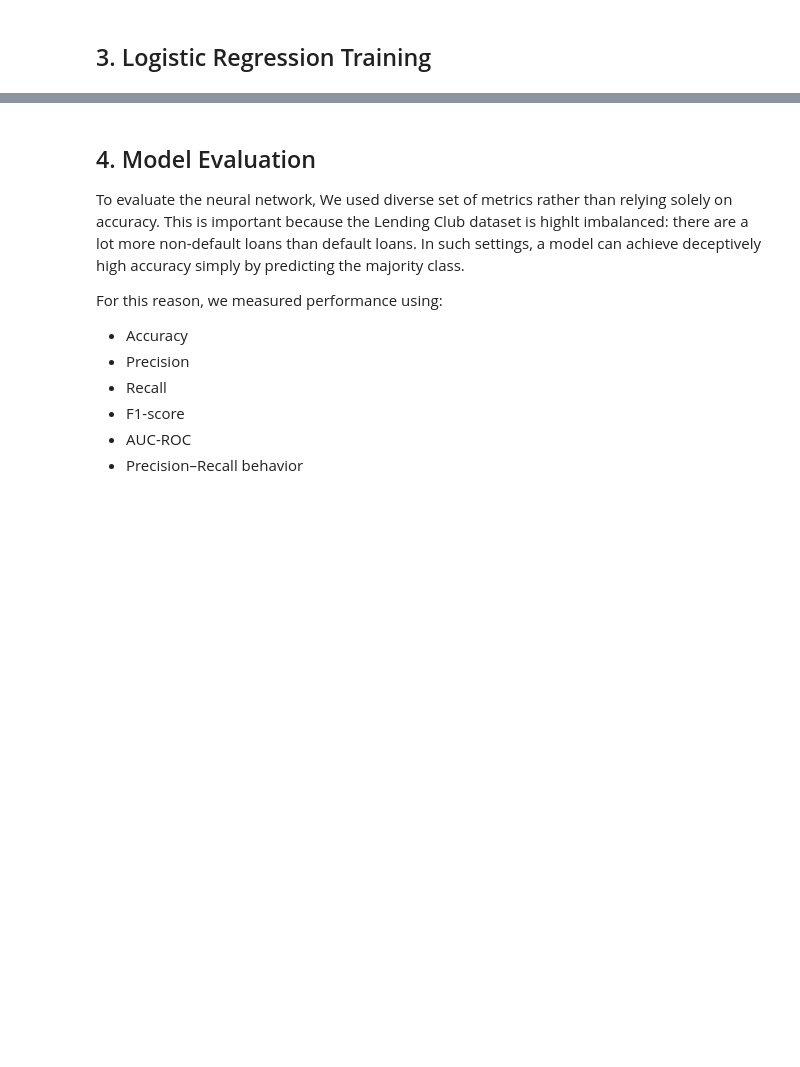
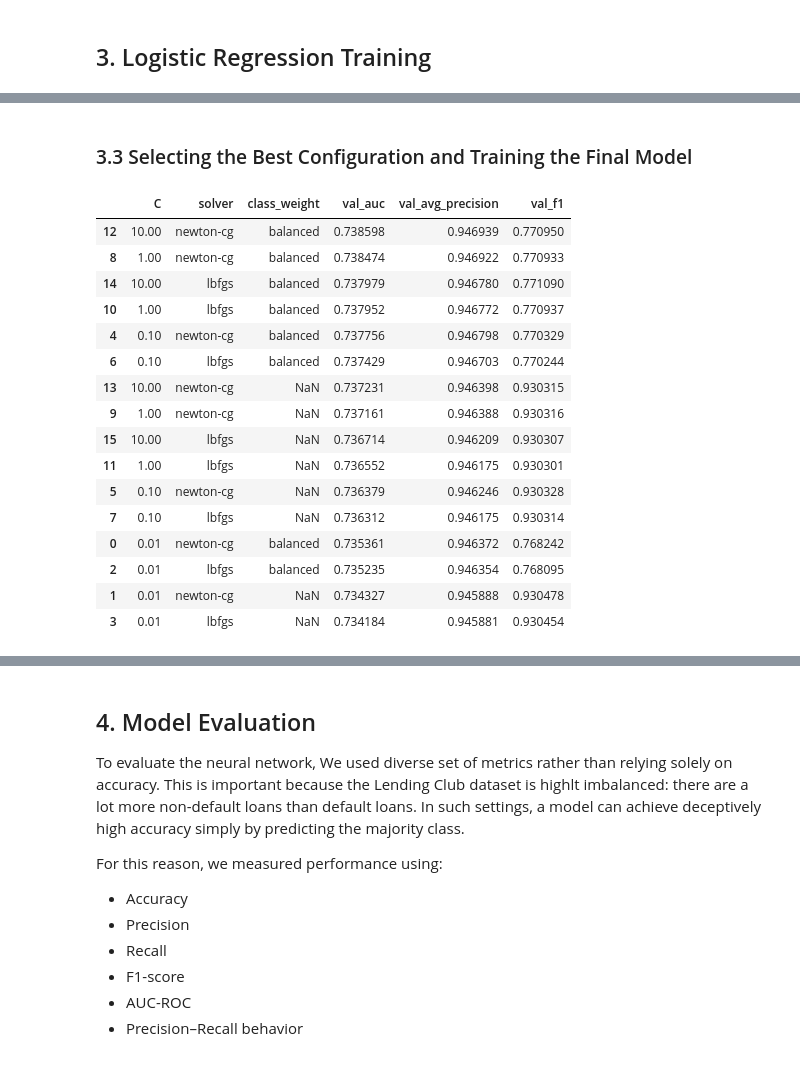
Before and after one commit to aliahhmad/rit_csci_635_ml_project, a Jupyter notebook: Phase_2_Logistic_Regression.ipynb, the cells around one changed output, grey strips where cells are left out. Saved outputs shown, nothing was run; the diff lists cells and outputs as text; code cells hidden in the pictures; blank space fills up the shorter version.

```diff
--- a/Phase_2_Logistic_Regression.ipynb
+++ b/Phase_2_Logistic_Regression.ipynb
@@ -38,0 +55,38 @@ Testing (566610, 127) (566610,)
+# %%
+param_grid = {
+    "C": [0.01, 0.1, 1.0, 10.0],
+    "solver": ["newton-cg", "lbfgs"],
+    "class_weight": ["balanced", None]
+}
+
+configs = list(product(
+    param_grid["C"],
+    param_grid["solver"],
+    param_grid["class_weight"]
+))
+
+tuning_rows = []
+
+for C, solver, class_weight in configs:
+    print(f"Testing C={C}, solver={solver}, class_weight={class_weight}")
+
+    model = LogisticRegression(
+        C=C,
+        solver=solver,
+        class_weight=class_weight,
+        max_iter=300
+    )
+
+    model.fit(X_tr, y_tr)
+
+    y_val_prob = model.predict_proba(X_val)[:, 1]
+    y_val_pred = (y_val_prob >= 0.5).astype(int)
+
+    tuning_rows.append({
+        "C": C,
+        "solver": solver,
+        "class_weight": class_weight,
+        "val_auc": roc_auc_score(y_val, y_val_prob),
+        "val_avg_precision": average_precision_score(y_val, y_val_prob),
+        "val_f1": f1_score(y_val, y_val_pred)
+    })
@@ -38,0 +118,24 @@ Testing (566610, 127) (566610,)
+# %% [markdown]
+### 3.3 Selecting the Best Configuration and Training the Final Model
+# %%
+tuning_results = pd.DataFrame(tuning_rows).sort_values("val_auc", ascending=False)
+best_params = tuning_results.iloc[0]
+tuning_results
+# %% [output]
+|  | C | solver | class_weight | val_auc | val_avg_precision | val_f1 |
+| 12 | 10.00 | newton-cg | balanced | 0.738598 | 0.946939 | 0.770950 |
+| 8 | 1.00 | newton-cg | balanced | 0.738474 | 0.946922 | 0.770933 |
+| 14 | 10.00 | lbfgs | balanced | 0.737979 | 0.946780 | 0.771090 |
+| 10 | 1.00 | lbfgs | balanced | 0.737952 | 0.946772 | 0.770937 |
+| 4 | 0.10 | newton-cg | balanced | 0.737756 | 0.946798 | 0.770329 |
+| 6 | 0.10 | lbfgs | balanced | 0.737429 | 0.946703 | 0.770244 |
+| 13 | 10.00 | newton-cg | NaN | 0.737231 | 0.946398 | 0.930315 |
+| 9 | 1.00 | newton-cg | NaN | 0.737161 | 0.946388 | 0.930316 |
+| 15 | 10.00 | lbfgs | NaN | 0.736714 | 0.946209 | 0.930307 |
+| 11 | 1.00 | lbfgs | NaN | 0.736552 | 0.946175 | 0.930301 |
+| 5 | 0.10 | newton-cg | NaN | 0.736379 | 0.946246 | 0.930328 |
+| 7 | 0.10 | lbfgs | NaN | 0.736312 | 0.946175 | 0.930314 |
+| 0 | 0.01 | newton-cg | balanced | 0.735361 | 0.946372 | 0.768242 |
+| 2 | 0.01 | lbfgs | balanced | 0.735235 | 0.946354 | 0.768095 |
+| 1 | 0.01 | newton-cg | NaN | 0.734327 | 0.945888 | 0.930478 |
+| 3 | 0.01 | lbfgs | NaN | 0.734184 | 0.945881 | 0.930454 |
```
Also changed, not shown: parts of 10 cells of this notebook, 22 other files.
